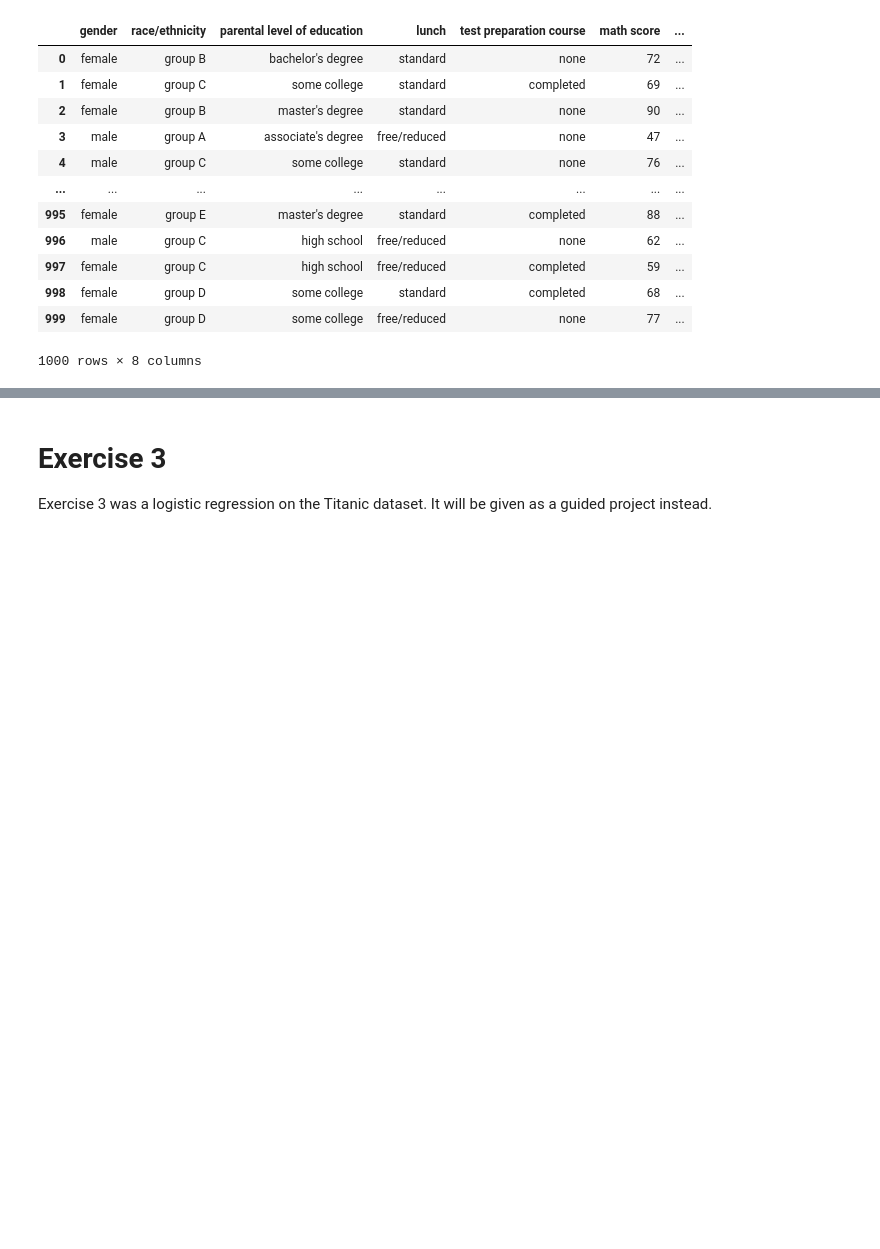
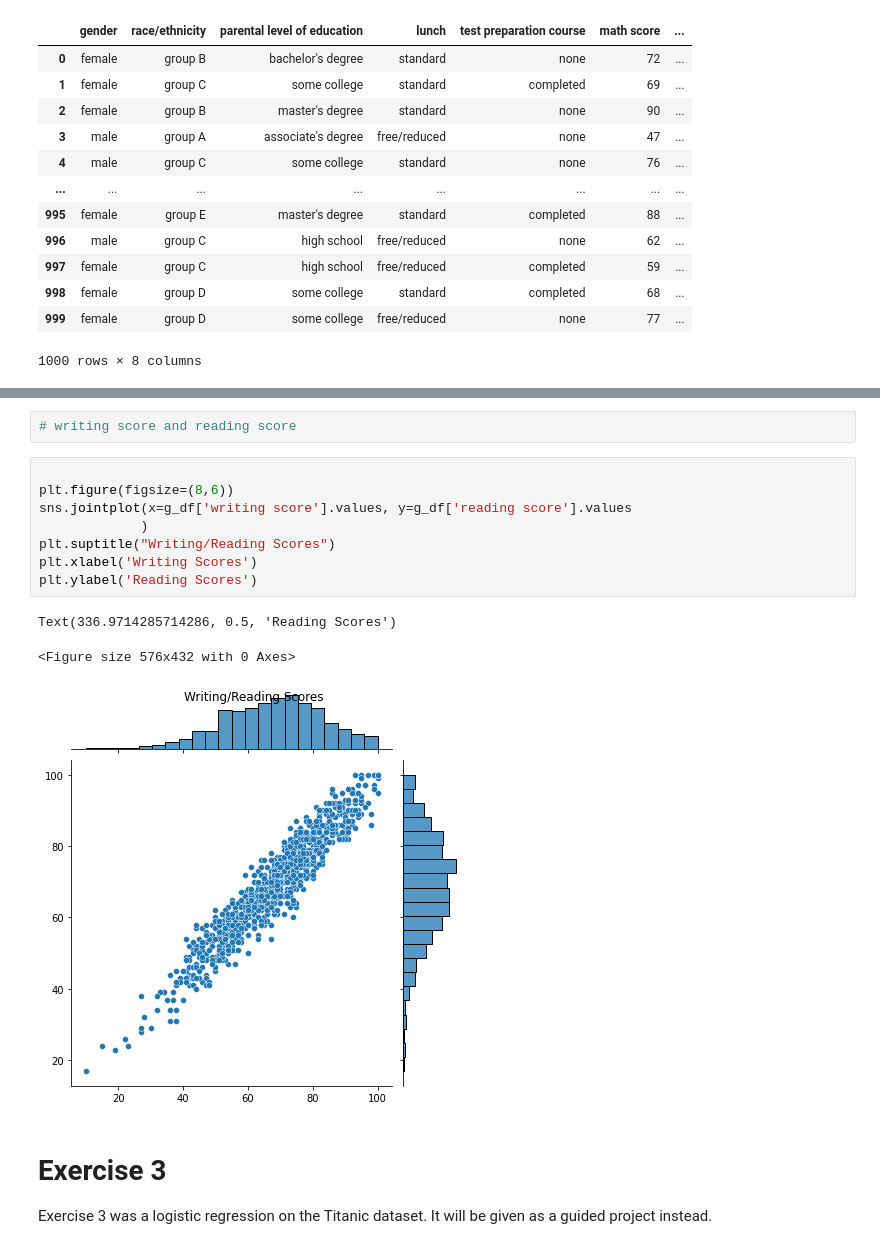
Before and after one commit to FaustoRosado/I2020_DS, a Jupyter notebook: week-022/week-22-lab.ipynb, the cells around one changed output, grey strips where cells are left out. Cells and saved outputs as stored; diff of their text form; blank space fills up the shorter version.

```diff
--- a/week-022/week-22-lab.ipynb
+++ b/week-022/week-22-lab.ipynb
@@ -118,3 +168,17 @@ g_df
+# %%
+# writing score and reading score
+# %%
+
+plt.figure(figsize=(8,6))
+sns.jointplot(x=g_df['writing score'].values, y=g_df['reading score'].values
+             )
+plt.suptitle("Writing/Reading Scores")
+plt.xlabel('Writing Scores')
+plt.ylabel('Reading Scores')
+# %% [output]
+Text(336.9714285714286, 0.5, 'Reading Scores')
+<Figure size 576x432 with 0 Axes>
+[figure, added]
 # %% [markdown]
 # Exercise 3
 
```
Also changed, not shown: parts of 11 cells of this notebook.
